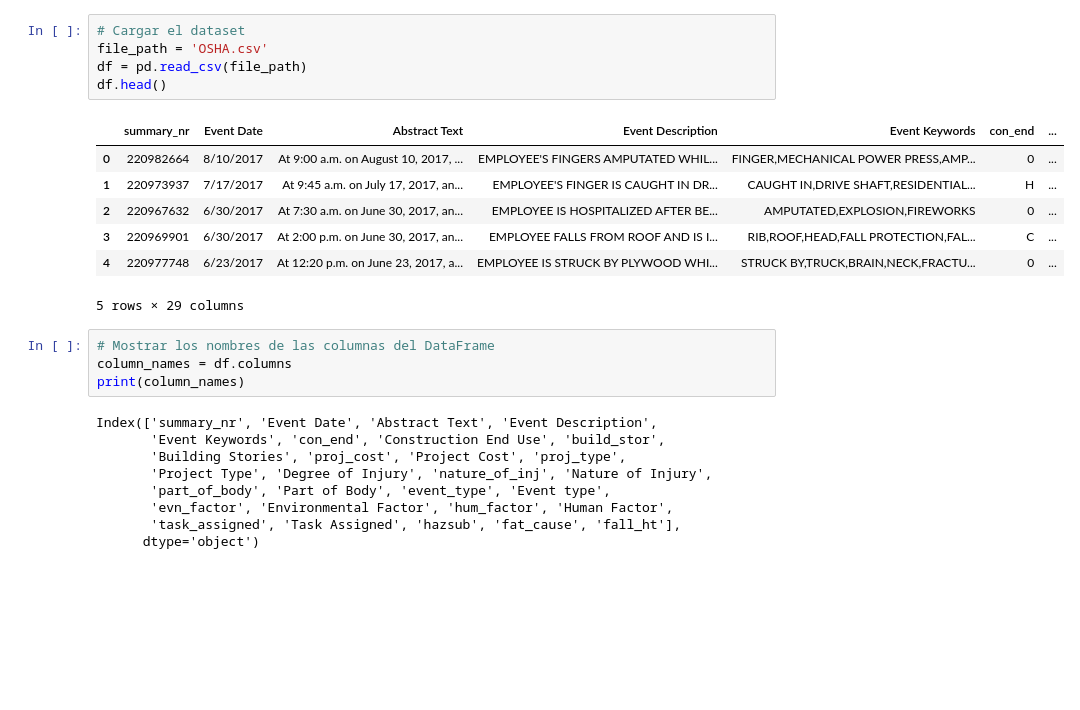
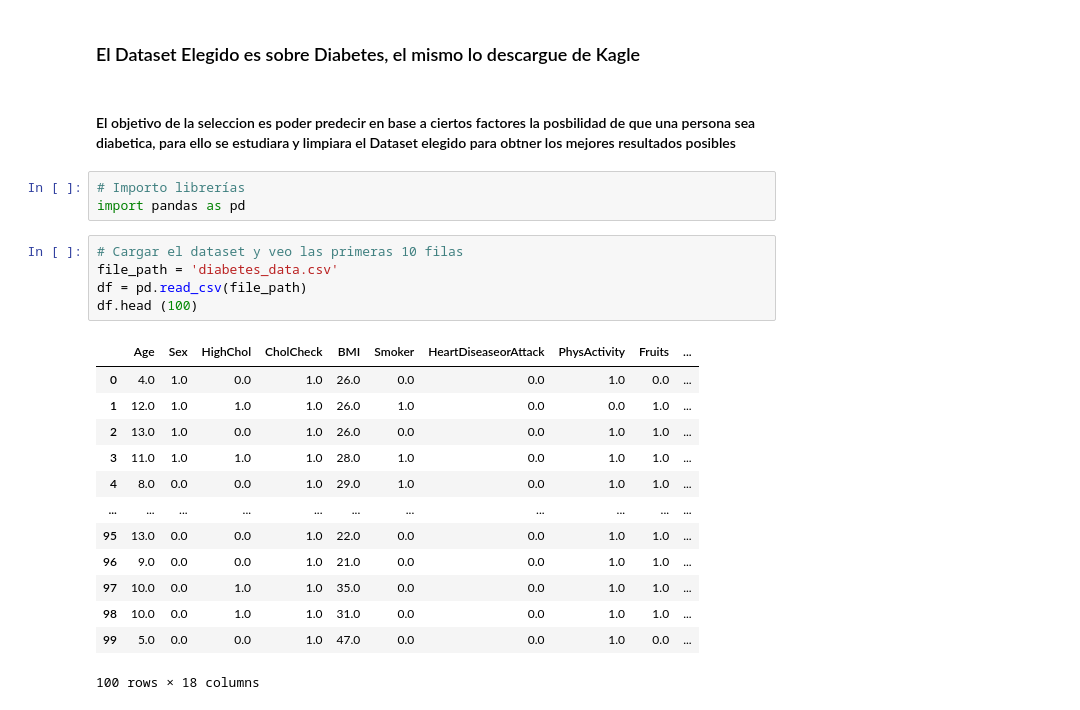
Before and after one commit to FernandoMurray1985/DataScience2, a Jupyter notebook: VisualizacionMurray.ipynb, the cells around one changed output. Drawn from its saved outputs; the diff is of its cells as text; blank space fills up the shorter version.

```diff
--- a/VisualizacionMurray.ipynb
+++ b/VisualizacionMurray.ipynb
@@ -8,26 +5,26 @@ import seaborn as sns
+# %% [markdown]
+### El Dataset Elegido es sobre Diabetes, el mismo lo descargue de Kagle
+# %% [markdown]
+#### El objetivo de la seleccion es poder predecir en base a ciertos factores la posbilidad de que una persona sea diabetica, para ello se estudiara y limpiara el Dataset elegido para obtner los mejores resultados posibles
+# %%
+# Importo librerías
+import pandas as pd
 # %%
-# Cargar el dataset
-file_path = 'OSHA.csv'
+# Cargar el dataset y veo las primeras 10 filas
+file_path = 'diabetes_data.csv'
 df = pd.read_csv(file_path)
-df.head()
+df.head (100)
 # %% [output]
-|  | summary_nr | Event Date | Abstract Text | Event Description | Event Keywords | con_end | ... |
-| 0 | 220982664 | 8/10/2017 | At 9:00 a.m. on August 10, 2017, ... | EMPLOYEE'S FINGERS AMPUTATED WHIL... | FINGER,MECHANICAL POWER PRESS,AMP... | 0 | ... |
-| 1 | 220973937 | 7/17/2017 | At 9:45 a.m. on July 17, 2017, an... | EMPLOYEE'S FINGER IS CAUGHT IN DR... | CAUGHT IN,DRIVE SHAFT,RESIDENTIAL... | H | ... |
-| 2 | 220967632 | 6/30/2017 | At 7:30 a.m. on June 30, 2017, an... | EMPLOYEE IS HOSPITALIZED AFTER BE... | AMPUTATED,EXPLOSION,FIREWORKS | 0 | ... |
-| 3 | 220969901 | 6/30/2017 | At 2:00 p.m. on June 30, 2017, an... | EMPLOYEE FALLS FROM ROOF AND IS I... | RIB,ROOF,HEAD,FALL PROTECTION,FAL... | C | ... |
-| 4 | 220977748 | 6/23/2017 | At 12:20 p.m. on June 23, 2017, a... | EMPLOYEE IS STRUCK BY PLYWOOD WHI... | STRUCK BY,TRUCK,BRAIN,NECK,FRACTU... | 0 | ... |
+|  | Age | Sex | HighChol | CholCheck | BMI | Smoker | HeartDiseaseorAttack | PhysActivity | Fruits | ... |
+| 0 | 4.0 | 1.0 | 0.0 | 1.0 | 26.0 | 0.0 | 0.0 | 1.0 | 0.0 | ... |
+| 1 | 12.0 | 1.0 | 1.0 | 1.0 | 26.0 | 1.0 | 0.0 | 0.0 | 1.0 | ... |
+| 2 | 13.0 | 1.0 | 0.0 | 1.0 | 26.0 | 0.0 | 0.0 | 1.0 | 1.0 | ... |
+| 3 | 11.0 | 1.0 | 1.0 | 1.0 | 28.0 | 1.0 | 0.0 | 1.0 | 1.0 | ... |
+| 4 | 8.0 | 0.0 | 0.0 | 1.0 | 29.0 | 1.0 | 0.0 | 1.0 | 1.0 | ... |
+| ... | ... | ... | ... | ... | ... | ... | ... | ... | ... | ... |
+| 95 | 13.0 | 0.0 | 0.0 | 1.0 | 22.0 | 0.0 | 0.0 | 1.0 | 1.0 | ... |
+| 96 | 9.0 | 0.0 | 0.0 | 1.0 | 21.0 | 0.0 | 0.0 | 1.0 | 1.0 | ... |
+| 97 | 10.0 | 0.0 | 1.0 | 1.0 | 35.0 | 0.0 | 0.0 | 1.0 | 1.0 | ... |
+| 98 | 10.0 | 0.0 | 1.0 | 1.0 | 31.0 | 0.0 | 0.0 | 1.0 | 1.0 | ... |
+| 99 | 5.0 | 0.0 | 0.0 | 1.0 | 47.0 | 0.0 | 0.0 | 1.0 | 0.0 | ... |
-5 rows × 29 columns
+100 rows × 18 columns
-# %%
-# Mostrar los nombres de las columnas del DataFrame
-column_names = df.columns
-print(column_names)
-# %% [output]
-Index(['summary_nr', 'Event Date', 'Abstract Text', 'Event Description',
-       'Event Keywords', 'con_end', 'Construction End Use', 'build_stor',
-       'Building Stories', 'proj_cost', 'Project Cost', 'proj_type',
-       'Project Type', 'Degree of Injury', 'nature_of_inj', 'Nature of Injury',
-       'part_of_body', 'Part of Body', 'event_type', 'Event type',
-       'evn_factor', 'Environmental Factor', 'hum_factor', 'Human Factor',
-       'task_assigned', 'Task Assigned', 'hazsub', 'fat_cause', 'fall_ht'],
-      dtype='object')
```
Also changed, not shown: parts of 30 cells of this notebook.
